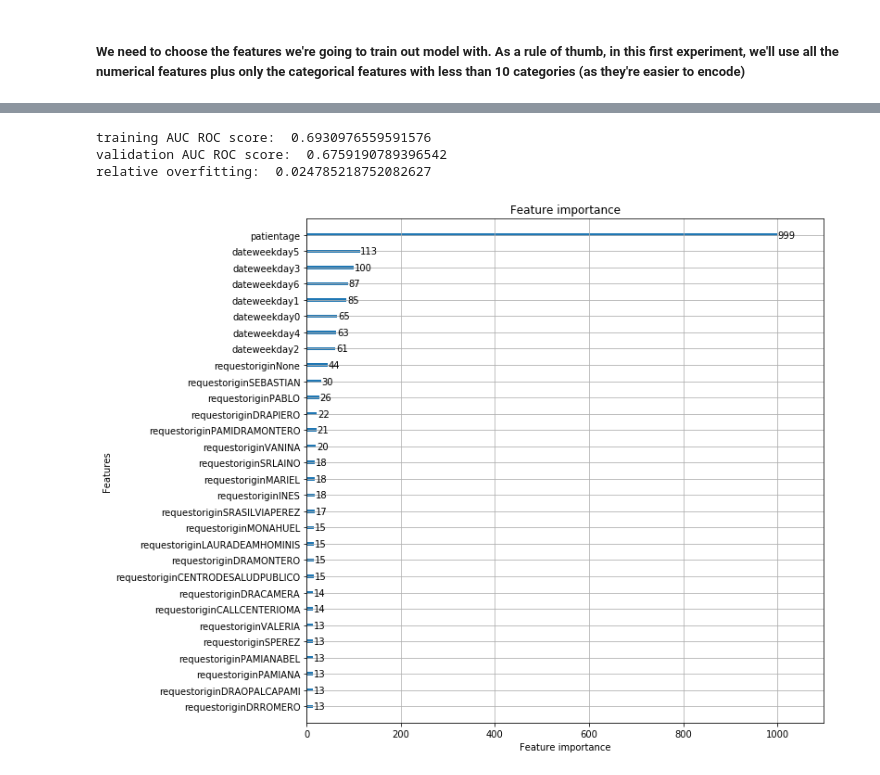
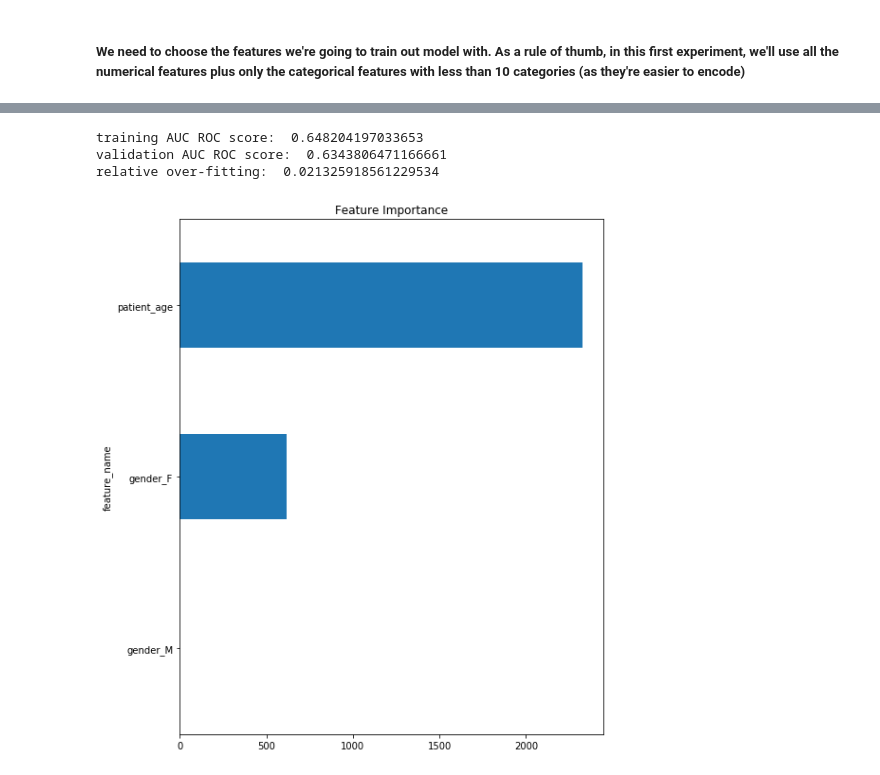
Before and after one commit to josedallavia/A-Machine-Learning-Approach-for-Optimization-of-Hospital-Bed-Utilization, a Jupyter notebook: experiments/baseline/Baseline.ipynb, the cells around one changed output, grey strips where cells are left out. Cells and saved outputs as stored; diff of their text form; code cells hidden in the pictures.

```diff
--- a/experiments/baseline/Baseline.ipynb
+++ b/experiments/baseline/Baseline.ipynb
@@ -235,0 +48,8 @@ NameError: name 'baseline' is not defined
+# %%
+model_params = {'classifier': 'lgbm',
+               'accepts_sparse': True,
+                'categorical_features' : ['gender'],
+                'numerical_features' : ['patient_age']
+               }
+sample_model = Model(**model_params)
+sample_model.transform(data)
@@ -236,16 +70,16 @@ NameError: name 'baseline' is not defined
 # %%
 %%capture
-baseline.train_classifier({'max_depth': 9,
+sample_model.fit_classifier(**{'max_depth': 7,
                           'random_state': 2020,
                           'n_estimators': 100,
                           'learning_rate': 0.1})
 # %%
-baseline.get_performance_metrics()
+sample_model.get_performance_metrics()
 # %% [output]
-training AUC ROC score:  0.6930976559591576
-validation AUC ROC score:  0.6759190789396542
-relative overfitting:  0.024785218752082627
+training AUC ROC score:  0.648204197033653
+validation AUC ROC score:  0.6343806471166661
+relative over-fitting:  0.021325918561229534
 # %%
-baseline.plot_feature_importance()
+sample_model.plot_feature_importance()
 # %% [output]
-[figure, old version]
+[figure, new version]
```
Also changed, not shown: parts of 13 cells of this notebook, 14 other files.
